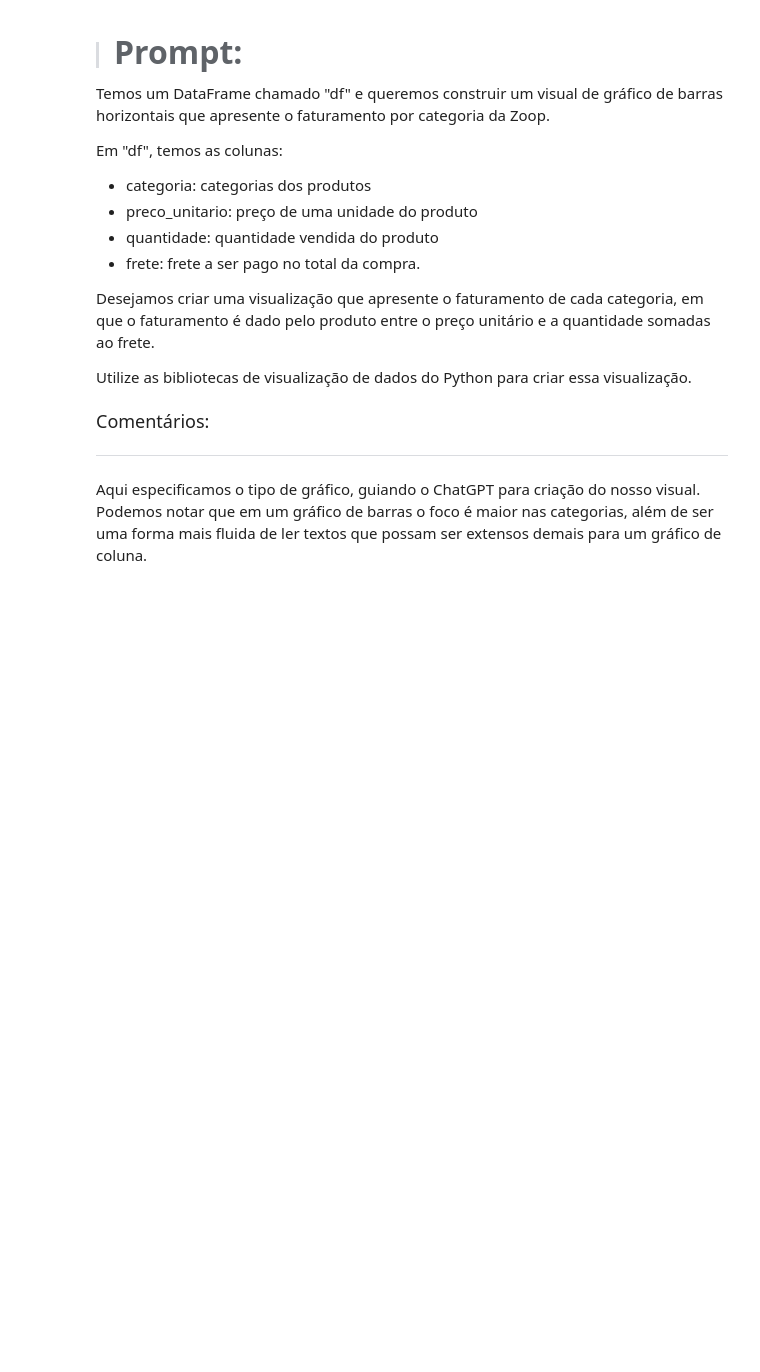
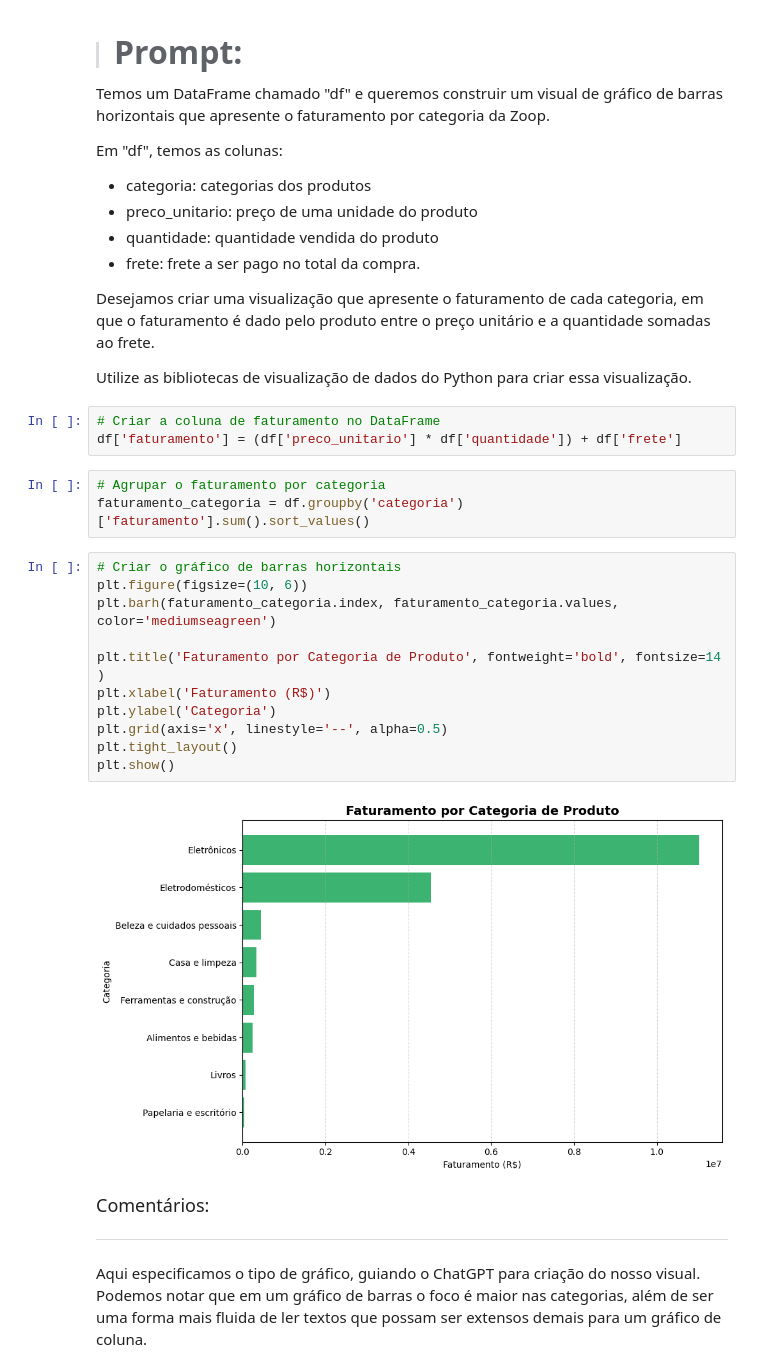
Before and after one commit to Enoque12/Projecto_Inicial_IA_Aplicada_na_Ciencia_de_Dados, a Jupyter notebook: Projeto_Inicial_IA_aplicada_a_Data_Science.ipynb, the cells around one changed output. Cells and saved outputs as stored; diff of their text form; blank space fills up the shorter version.

```diff
--- a/Projeto_Inicial_IA_aplicada_a_Data_Science.ipynb
+++ b/Projeto_Inicial_IA_aplicada_a_Data_Science.ipynb
@@ -486,6 +513,25 @@ Em "df", temos as colunas:
 Desejamos criar uma visualização que apresente o faturamento de cada categoria, em que o faturamento é dado pelo produto entre o preço unitário e a quantidade somadas ao frete.
 
 Utilize as bibliotecas de visualização de dados do Python para criar essa visualização.
+# %%
+# Criar a coluna de faturamento no DataFrame
+df['faturamento'] = (df['preco_unitario'] * df['quantidade']) + df['frete']
+# %%
+# Agrupar o faturamento por categoria
+faturamento_categoria = df.groupby('categoria')['faturamento'].sum().sort_values()
+# %%
+# Criar o gráfico de barras horizontais
+plt.figure(figsize=(10, 6))
+plt.barh(faturamento_categoria.index, faturamento_categoria.values, color='mediumseagreen')
+
+plt.title('Faturamento por Categoria de Produto', fontweight='bold', fontsize=14 )
+plt.xlabel('Faturamento (R$)')
+plt.ylabel('Categoria')
+plt.grid(axis='x', linestyle='--', alpha=0.5)
+plt.tight_layout()
+plt.show()
+# %% [output]
+[figure, added]
 # %% [markdown]
 <font color="7b71ff" size=4> Comentários: </font>
 
```
Also changed, not shown: parts of 14 cells of this notebook.
